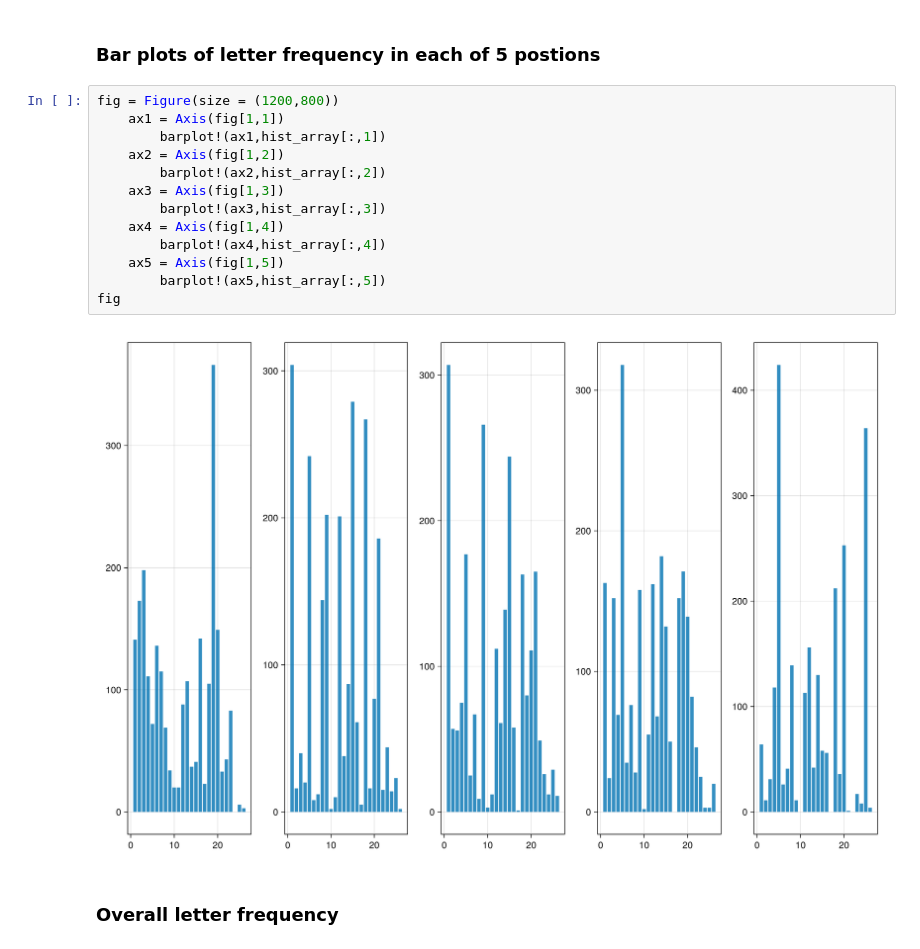
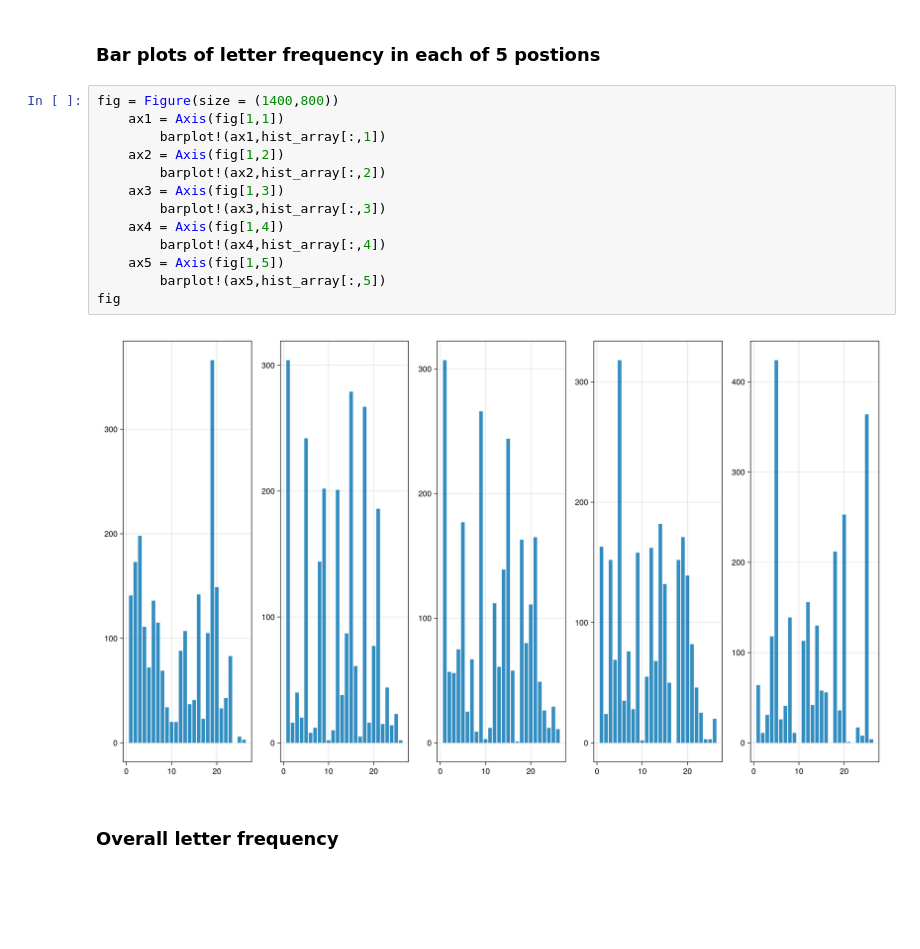
Before and after one commit to CompPhysJulia/Spring2024, a Jupyter notebook: LectureNotes/Class20_18Mar2024/Class20_18Mar2024.ipynb, the cells around one changed output. Saved outputs shown, nothing was run; the diff lists cells and outputs as text; blank space fills up the shorter version.

```diff
--- a/LectureNotes/Class20_18Mar2024/Class20_18Mar2024.ipynb
+++ b/LectureNotes/Class20_18Mar2024/Class20_18Mar2024.ipynb
@@ -121,20 +103,20 @@ hist_array = spot_freq(allowed_words)
 # %% [markdown]
 ### Bar plots of letter frequency in each of 5 postions
 # %%
-fig = Figure(size = (1200,800))
+fig = Figure(size = (1400,800))
     ax1 = Axis(fig[1,1])
         barplot!(ax1,hist_array[:,1])
     ax2 = Axis(fig[1,2])
         barplot!(ax2,hist_array[:,2])
     ax3 = Axis(fig[1,3])
         barplot!(ax3,hist_array[:,3])
     ax4 = Axis(fig[1,4])
         barplot!(ax4,hist_array[:,4])
     ax5 = Axis(fig[1,5])
         barplot!(ax5,hist_array[:,5])
 fig
 # %% [output]
-[figure, old version]
+[figure, new version]
 # %% [markdown]
 ### Overall letter frequency
 # %%
```
Also changed, not shown: parts of 2 cells of this notebook, 5 other files.
